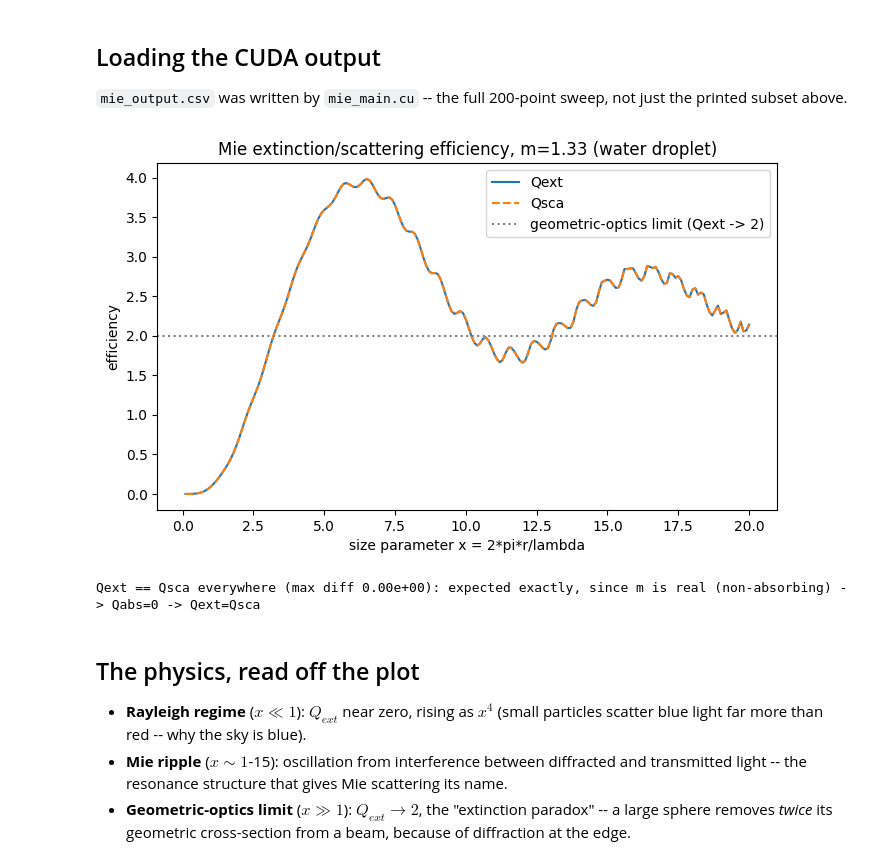
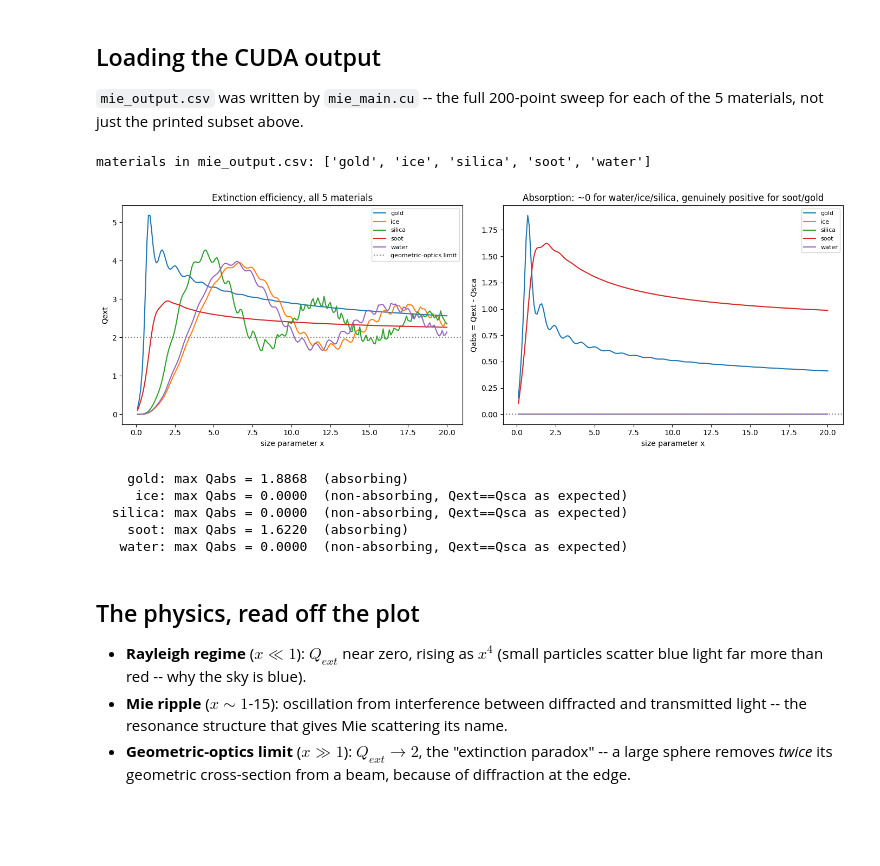
Before and after one commit to ColinsCoding/Dispersion-Assisted-GS-Phase-Recovery, a Jupyter notebook: hardware/mie_scattering/mie_scattering.ipynb, the cells around one changed output. Drawn from its saved outputs; the diff is of its cells as text; code cells hidden in the pictures; blank space fills up the shorter version.

```diff
--- a/hardware/mie_scattering/mie_scattering.ipynb
+++ b/hardware/mie_scattering/mie_scattering.ipynb
@@ -68,26 +81,44 @@ run exit code: 0
 ## Loading the CUDA output
 
 `mie_output.csv` was written by `mie_main.cu` -- the full 200-point
-sweep, not just the printed subset above.
+sweep for each of the 5 materials, not just the printed subset above.
-# %%
-data = np.genfromtxt("mie_output.csv", delimiter=",", skip_header=1)
-x_vals, Qext_cuda, Qsca_cuda = data[:, 0], data[:, 1], data[:, 2]
-
-fig, ax = plt.subplots(figsize=(8, 4.5))
-ax.plot(x_vals, Qext_cuda, label="Qext")
-ax.plot(x_vals, Qsca_cuda, '--', label="Qsca")
-ax.axhline(2.0, color='gray', linestyle=':', label='geometric-optics limit (Qext -> 2)')
-ax.set_xlabel("size parameter x = 2*pi*r/lambda")
-ax.set_ylabel("efficiency")
-ax.set_title("Mie extinction/scattering efficiency, m=1.33 (water droplet)")
-ax.legend()
-plt.show()
-
-print(f"Qext == Qsca everywhere (max diff {np.max(np.abs(Qext_cuda-Qsca_cuda)):.2e}): "
-      f"expected exactly, since m is real (non-absorbing) -> Qabs=0 -> Qext=Qsca")
-# %% [output]
-[figure, removed]
-Qext == Qsca everywhere (max diff 0.00e+00): expected exactly, since m is real (non-absorbing) -> Qabs=0 -> Qext=Qsca
+# %%
+rows = np.genfromtxt("mie_output.csv", delimiter=",", skip_header=1, dtype=None,
+                     names=["material", "x", "Qext", "Qsca"], encoding="utf-8")
+materials = sorted(set(rows["material"].tolist()))
+print(f"materials in mie_output.csv: {materials}")
+
+fig, axes = plt.subplots(1, 2, figsize=(14, 5))
+for name in materials:
+    mask = rows["material"] == name
+    axes[0].plot(rows["x"][mask], rows["Qext"][mask], label=name)
+    axes[1].plot(rows["x"][mask], rows["Qext"][mask] - rows["Qsca"][mask], label=name)
+
+axes[0].axhline(2.0, color='gray', linestyle=':', label='geometric-optics limit')
+axes[0].set_xlabel("size parameter x"); axes[0].set_ylabel("Qext")
+axes[0].set_title("Extinction efficiency, all 5 materials")
+axes[0].legend(fontsize=8)
+
+axes[1].axhline(0.0, color='gray', linestyle=':')
+axes[1].set_xlabel("size parameter x"); axes[1].set_ylabel("Qabs = Qext - Qsca")
+axes[1].set_title("Absorption: ~0 for water/ice/silica, genuinely positive for soot/gold")
+axes[1].legend(fontsize=8)
+plt.tight_layout()
+plt.show()
+
+for name in materials:
+    mask = rows["material"] == name
+    diff = rows["Qext"][mask] - rows["Qsca"][mask]
+    print(f"{name:>8s}: max Qabs = {diff.max():.4f}  "
+          f"({'absorbing' if diff.max() > 1e-6 else 'non-absorbing, Qext==Qsca as expected'})")
+# %% [output]
+materials in mie_output.csv: ['gold', 'ice', 'silica', 'soot', 'water']
+[figure, added]
+    gold: max Qabs = 1.8868  (absorbing)
+     ice: max Qabs = 0.0000  (non-absorbing, Qext==Qsca as expected)
+  silica: max Qabs = 0.0000  (non-absorbing, Qext==Qsca as expected)
+    soot: max Qabs = 1.6220  (absorbing)
+   water: max Qabs = 0.0000  (non-absorbing, Qext==Qsca as expected)
 # %% [markdown]
 ## The physics, read off the plot
 
```
Also changed, not shown: parts of 5 cells of this notebook, 7 other files.
